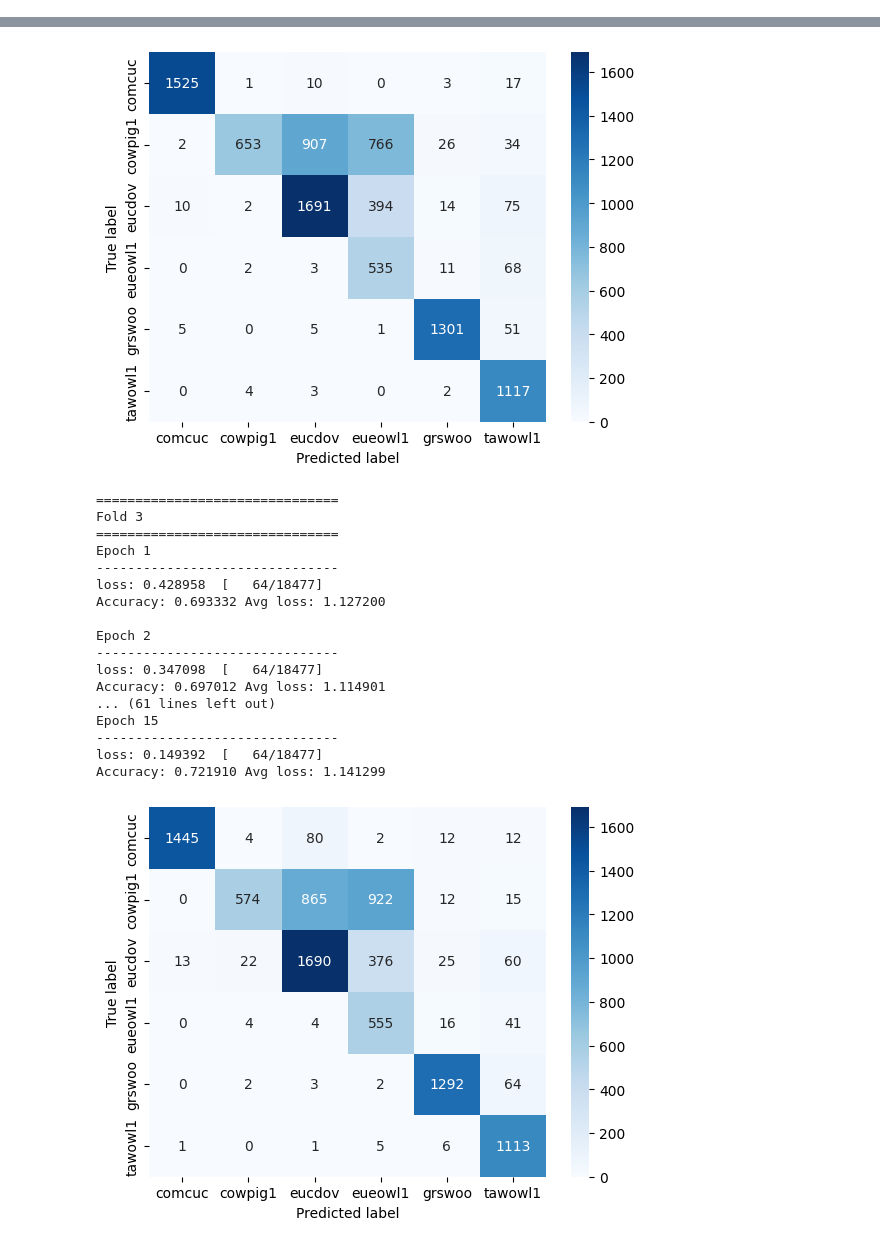
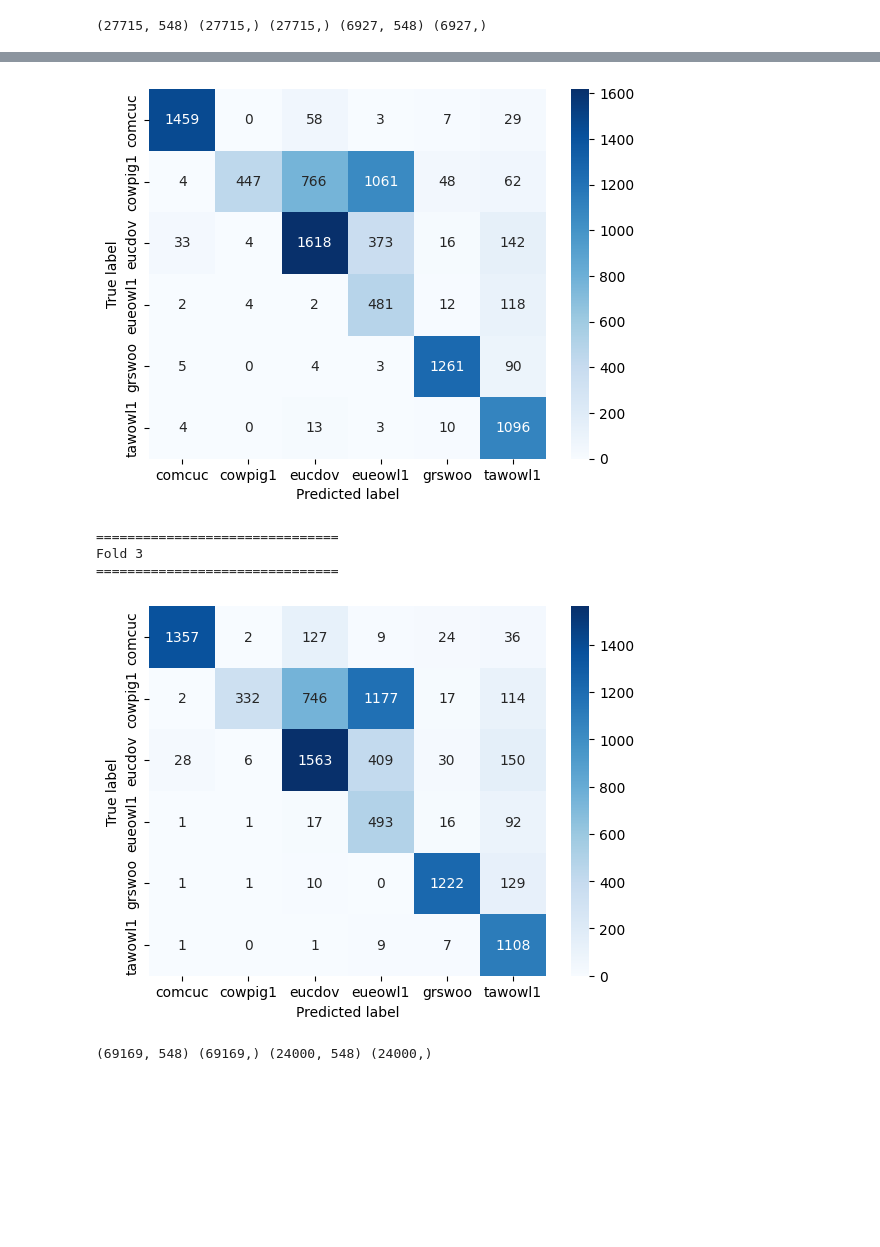
Before and after one commit to RedPill69/BirdTask, a Jupyter notebook: task02/nn.ipynb, the cells around one changed output, grey strips where cells are left out. Drawn from its saved outputs; the diff is of its cells as text; code cells hidden in the pictures; blank space fills up the shorter version.

Commit message:
undersampling empty experiments

```diff
--- a/task02/nn.ipynb
+++ b/task02/nn.ipynb
@@ -33,5 +22,5 @@ print(X_train_no_empty.shape, y_train_no_empty.shape, stratify_criterion_no_empt
 # %%
-def train(dataloader, model, loss_fn, optimizer):
+def train(dataloader, model, loss_fn, optimizer, show_progress):
     size = len(dataloader.dataset)
     for batch, (X, y) in enumerate(dataloader):
         # Compute prediction and loss
@@ -43,11 +32,11 @@ def train(dataloader, model, loss_fn, optimizer):
         loss.backward()
         optimizer.step()
 
-        if batch % 300 == 0:
+        if batch % 300 == 0 and show_progress:
             loss, current = loss.item(), (batch + 1) * len(X)
             print(f"loss: {loss:>7f}  [{current:>5d}/{size:>5d}]")
 
-def test(dataloader, model, loss_fn, draw_confusion, y_names):
+def test(dataloader, model, loss_fn, draw_confusion, y_names, show_progress):
     num_batches = len(dataloader)
     test_loss = 0
 
@@ -64,14 +53,15 @@ def test(dataloader, model, loss_fn, draw_confusion, y_names):
 
     test_loss /= num_batches
     accuracy /= num_batches
-    print(f"Accuracy: {accuracy:>8f} Avg loss: {test_loss:>8f} \n")
+    if show_progress:
+        print(f"Accuracy: {accuracy:>8f} Avg loss: {test_loss:>8f} \n")
     if draw_confusion:
         sns.heatmap(confusion, annot=True, cmap='Blues', xticklabels=y_names, yticklabels=y_names, fmt="d")
         plt.ylabel('True label')
         plt.xlabel('Predicted label')
         plt.show(block=False)
 
-def eval(model, X, y, y_names, criterion, epochs):
+def eval(model_fn, X, y, y_names, criterion, epochs, show_progress):
     skf = StratifiedKFold(3)
     scaler = StandardScaler()
     device = 'cuda' if torch.cuda.is_available() else 'cpu'
@@ -96,7 +86,7 @@ def eval(model, X, y, y_names, criterion, epochs):
         y_validate = np.eye(np.max(y)+1)[y_validate]
         y_validate = torch.Tensor(y_validate).to(device)
 
-        model = model.to(device)
+        model = model_fn(None).to(device)
 
         train_dataloader = DataLoader(TensorDataset(X_fold, y_fold), batch_size=64)
         test_dataset = TensorDataset(X_validate, y_validate)
@@ -104,8 +94,9 @@ def eval(model, X, y, y_names, criterion, epochs):
         optimizer = torch.optim.SGD(model.parameters(), lr=0.01)
         loss_fn = nn.CrossEntropyLoss().to(device)
         for t in range(epochs):
-            print(f"Epoch {t+1}\n-------------------------------")
-            train(train_dataloader, model, loss_fn, optimizer)
-            test(test_dataloader, model, loss_fn, t == epochs-1, y_names)
+            if show_progress:
+                print(f"Epoch {t+1}\n-------------------------------")
+            train(train_dataloader, model, loss_fn, optimizer, show_progress)
+            test(test_dataloader, model, loss_fn, t == epochs-1, y_names, show_progress)
 # %%
 #Testing on entire dataset leads to massive bias towards empty class
@@ -176,13 +152,26 @@ Accuracy: 0.682344 Avg loss: 1.045702
+# %%
+X_train_no_empty = X_train[y_train != 0]
+stratify_criterion_no_empty = stratify_criterion[y_train != 0]
+y_train_no_empty = y_train[y_train != 0]
+y_train_no_empty -= 1
+
+X_test_no_empty = X_test[y_test != 0]
+y_test_no_empty = y_test[y_test != 0]
+y_test_no_empty -= 1
+
+print(X_train_no_empty.shape, y_train_no_empty.shape, stratify_criterion_no_empty.shape, X_test_no_empty.shape, y_test_no_empty.shape)
+# %% [output]
+(27715, 548) (27715,) (27715,) (6927, 548) (6927,)
 # %%
 #Maybe NN is only useful for difference between birds
-model = nn.Sequential(
+model = lambda _: nn.Sequential(
         nn.Linear(548, 256),
         nn.ReLU(),
         nn.Linear(256, 256),
         nn.ReLU(),
         nn.Linear(256, 6)
     )
-eval(model, X_train_no_empty, y_train_no_empty, ['comcuc', 'cowpig1', 'eucdov', 'eueowl1', 'grswoo', 'tawowl1'], stratify_criterion_no_empty, 15)
+eval(model, X_train_no_empty, y_train_no_empty, ['comcuc', 'cowpig1', 'eucdov', 'eueowl1', 'grswoo', 'tawowl1'], stratify_criterion_no_empty, 15, False)
 # %% [output]
 ===============================
 Fold 1
@@ -222,19 +183,21 @@ Accuracy: 0.738472 Avg loss: 0.788103
-[figure, old version]
+[figure, new version]
 ===============================
 Fold 3
 ===============================
-Epoch 1
--------------------------------
-loss: 0.428958  [   64/18477]
-Accuracy: 0.693332 Avg loss: 1.127200
-
-Epoch 2
--------------------------------
-loss: 0.347098  [   64/18477]
-Accuracy: 0.697012 Avg loss: 1.114901
-... (61 lines left out)
-Epoch 15
--------------------------------
-loss: 0.149392  [   64/18477]
-Accuracy: 0.721910 Avg loss: 1.141299
-[figure, old version]
+[figure, new version]
+# %%
+#undersampling empty class sadly does not seem to work
+y_train_binary = np.copy(y_train)
+y_train_binary[y_train_binary != 0] = 1
+removed = np.random.choice(np.where(y_train_binary == 0)[0], size=len(y_train_binary[y_train_binary == 0])//2)
+y_train_binary = np.delete(y_train_binary, removed)
+X_train_binary = np.delete(X_train, removed, axis=0)
+
+
+X_test_binary = X_test
+y_test_binary = np.copy(y_test)
+y_test_binary[y_test_binary != 0] = 1
+
+print(X_train_binary.shape, y_train_binary.shape, X_test_binary.shape, y_test_binary.shape)
+# %% [output]
+(69169, 548) (69169,) (24000, 548) (24000,)
```
Also changed, not shown: parts of 5 cells of this notebook, 1 other file.
